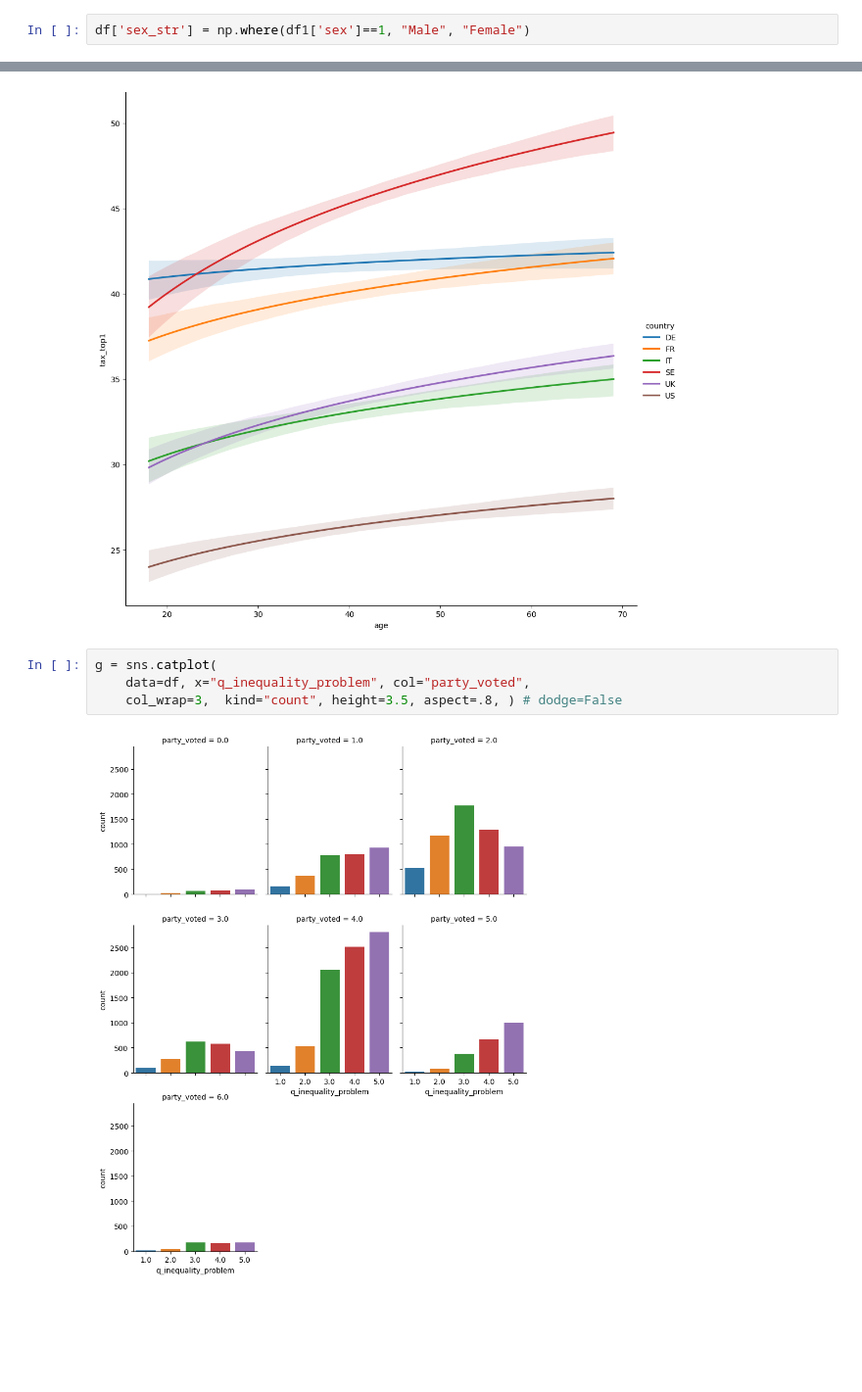
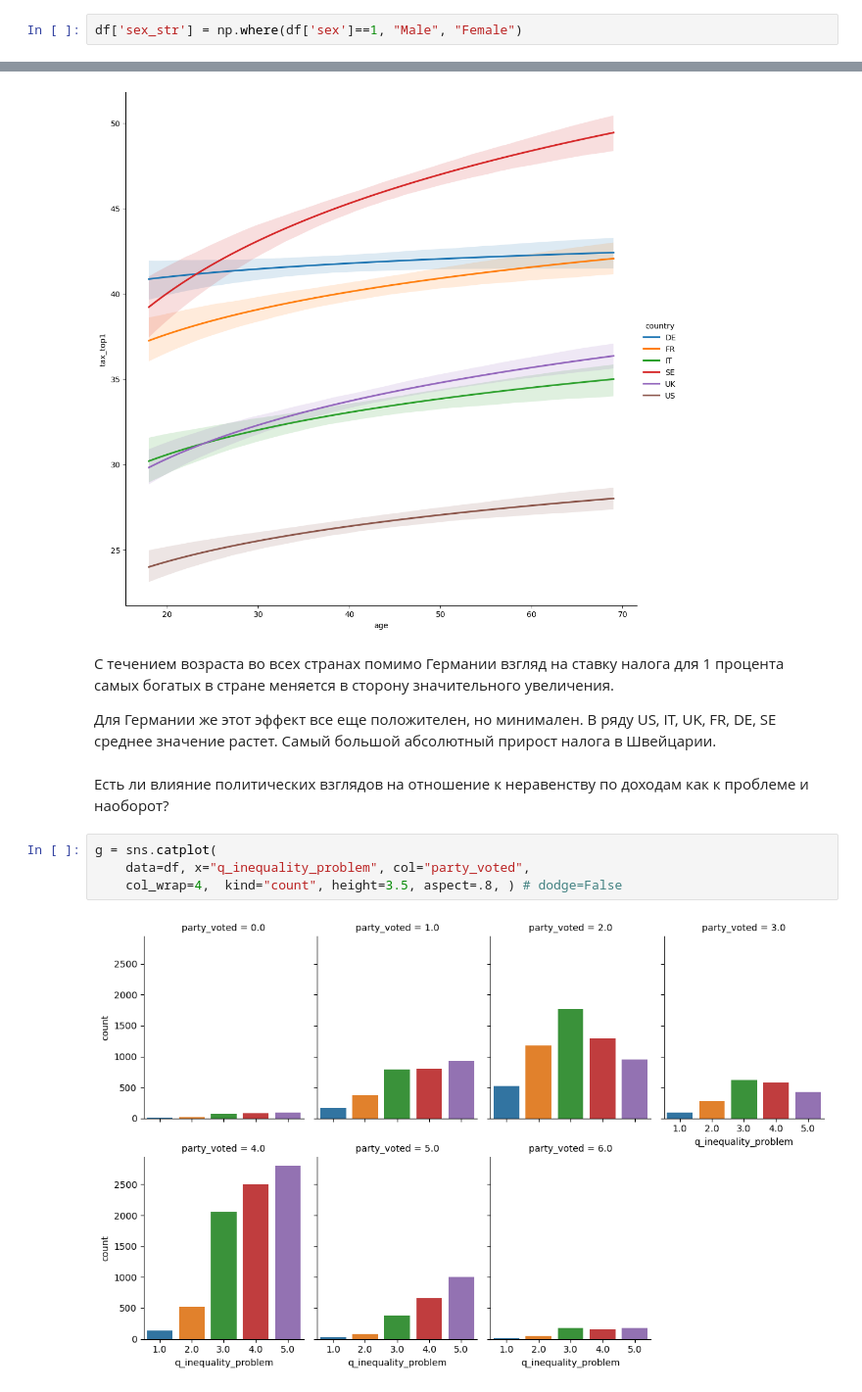
Before and after one commit to Arseny13/hw_sc_tf, a Jupyter notebook: визуализация/дз.ipynb, the cells around one changed output, grey strips where cells are left out. Shown at 98% size. Saved outputs shown, nothing was run; the diff lists cells and outputs as text; blank space fills up the shorter version.

```diff
--- a/визуализация/дз.ipynb
+++ b/визуализация/дз.ipynb
@@ -63,5 +58,5 @@ df.q_govt_imm.value_counts(normalize=True).plot(kind="bar")
 # %%
-df['sex_str'] = np.where(df1['sex']==1, "Male", "Female")
+df['sex_str'] = np.where(df['sex']==1, "Male", "Female")
 # %% [markdown]
 Насколько сильно ответ на вопрос:
 "Вы считаете, что правительство должно заботиться только о местных жителях или обо всех? " зависит от пола и занятости респондента?
@@ -91,9 +86,18 @@ sns.lmplot(data=df, x="age", y="tax_top1", hue="country", height=10, scatter=Fal
 # %% [output]
 <seaborn.axisgrid.FacetGrid at 0x...>
 [figure]
+# %% [markdown]
+С течением возраста во всех странах помимо Германии взгляд на ставку налога для 1 процента
+самых богатых в стране меняется в сторону значительного увеличения.
+
+Для Германии же этот эффект все еще положителен, но минимален.
+В ряду US, IT, UK, FR, DE, SE среднее значение растет.
+Самый большой абсолютный прирост налога в Швейцарии.
+# %% [markdown]
+Есть ли влияние политических взглядов на отношение к неравенству по доходам как к проблеме и наоборот?
 # %%
 g = sns.catplot(
     data=df, x="q_inequality_problem", col="party_voted",
-    col_wrap=3,  kind="count", height=3.5, aspect=.8, ) # dodge=False
+    col_wrap=4,  kind="count", height=3.5, aspect=.8, ) # dodge=False
 # %% [output]
-[figure, old version]
+[figure, new version]
```
Also changed, not shown: parts of 9 cells of this notebook.
